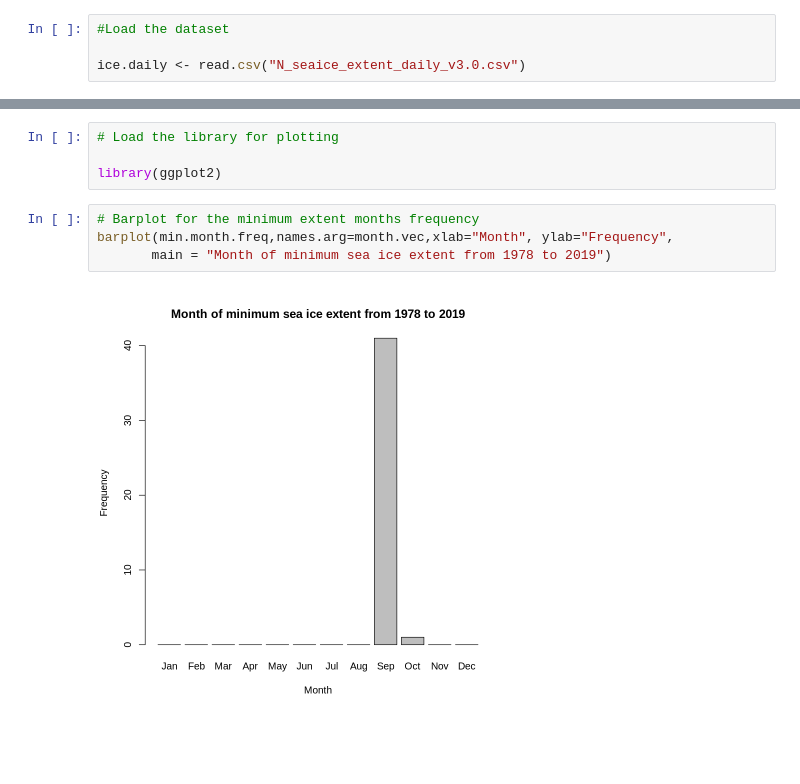
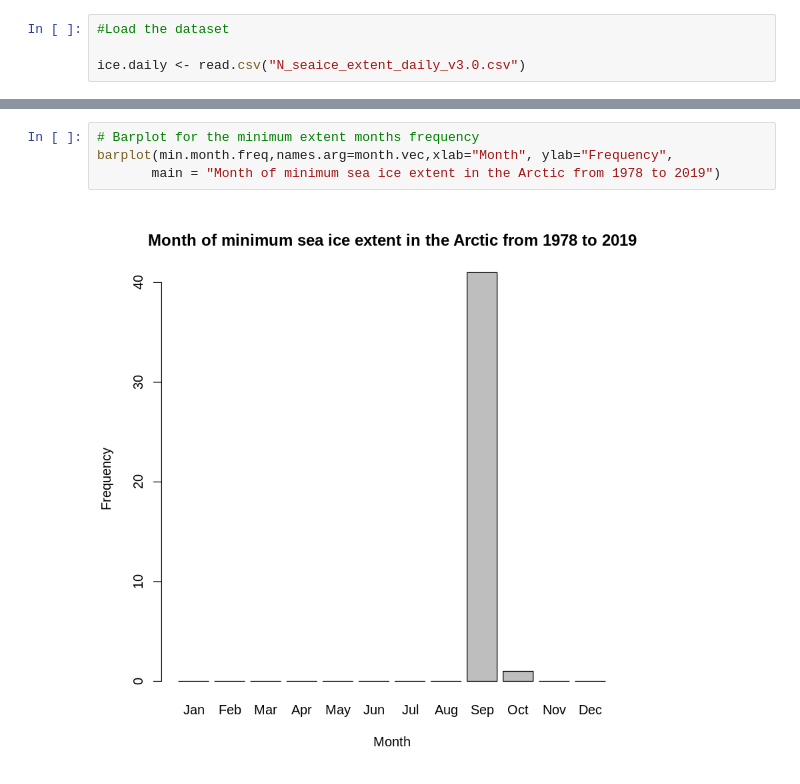
Before and after one commit to NTrevisani/DataScienceMaster, a Jupyter notebook: Estadistica/Practica1/Practica1.ipynb, the cells around one changed output, grey strips where cells are left out. Cells and saved outputs as stored; diff of their text form; blank space fills up the shorter version.

```diff
--- a/Estadistica/Practica1/Practica1.ipynb
+++ b/Estadistica/Practica1/Practica1.ipynb
@@ -88,13 +108,9 @@ print(max.month.freq)
-# %%
-# Load the library for plotting
-
-library(ggplot2)
 # %%
 # Barplot for the minimum extent months frequency
 barplot(min.month.freq,names.arg=month.vec,xlab="Month", ylab="Frequency",
-       main = "Month of minimum sea ice extent from 1978 to 2019")
+       main = "Month of minimum sea ice extent in the Arctic from 1978 to 2019")
 # %% [output]
-[figure, old version]
+[figure, new version]
 # %%
 # Barplot for the maximum extent months frequency
 barplot(max.month.freq,names.arg=month.vec,xlab="Month", ylab="Frequency",
```
Also changed, not shown: parts of 13 cells of this notebook.
